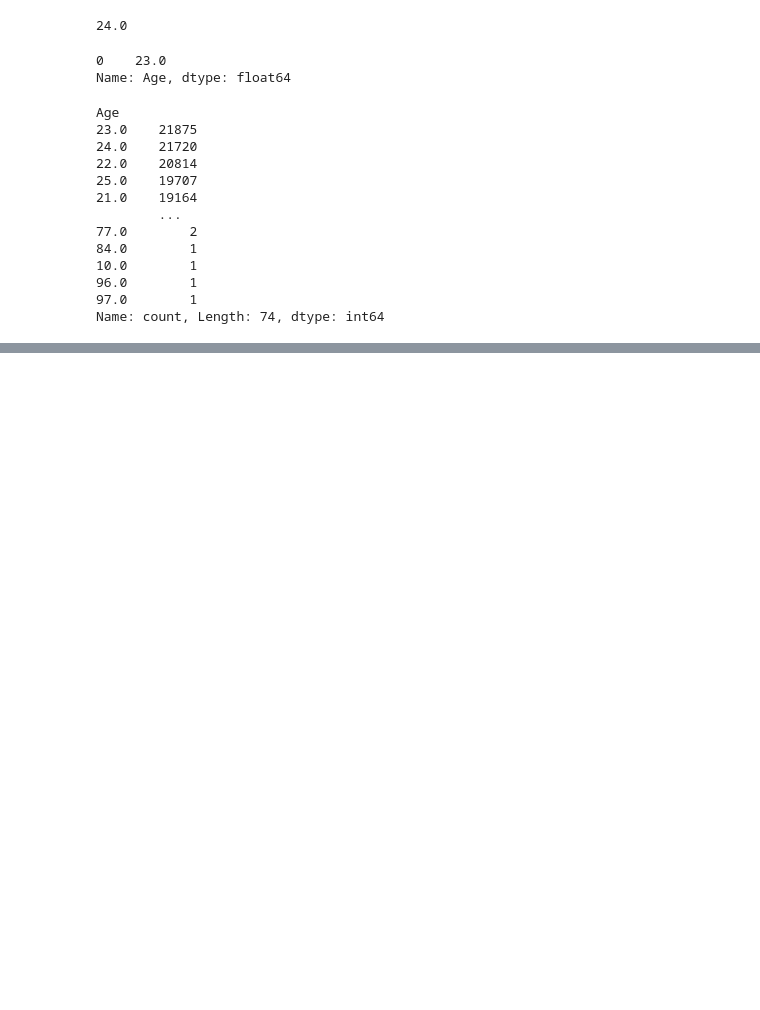
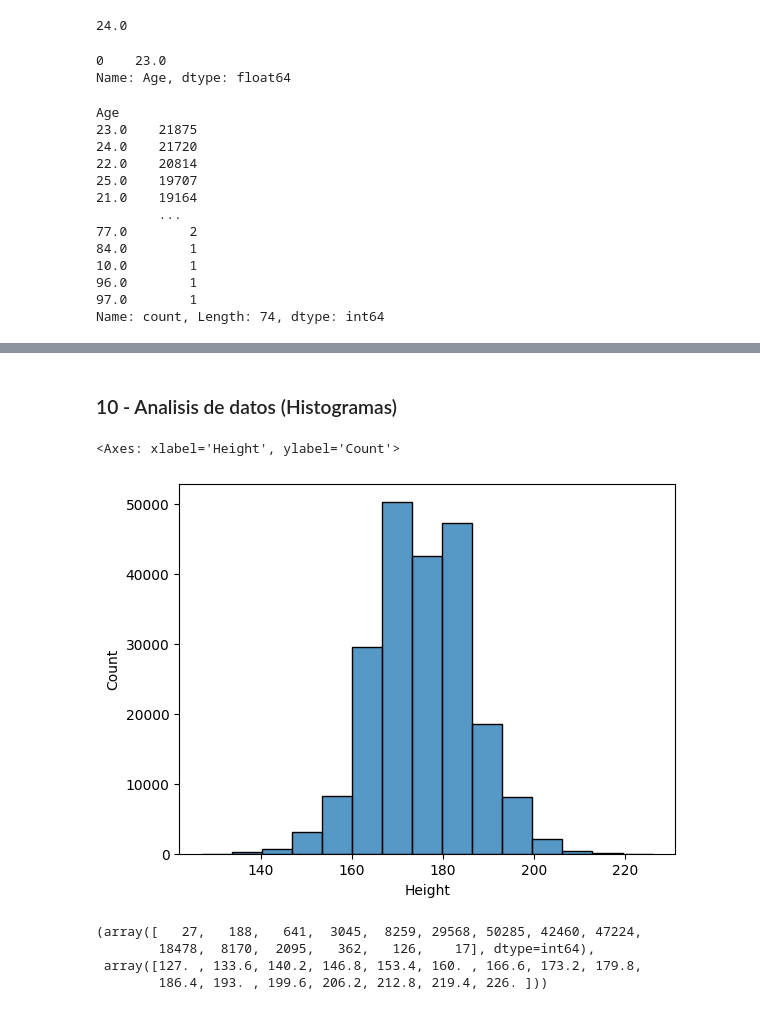
Before and after one commit to oscargbocanegra/learning, a Jupyter notebook: MachineLearning/c-udemy-analisis-datos-python-3/notebooks/03-analisis-exploratorio.ipynb, the cells around one changed output, grey strips where cells are left out. Drawn from its saved outputs; the diff is of its cells as text; code cells hidden in the pictures; blank space fills up the shorter version.

Commit message:
03-EDA Analisi exploratorio de datos

```diff
--- a/MachineLearning/c-udemy-analisis-datos-python-3/notebooks/03-analisis-exploratorio.ipynb
+++ b/MachineLearning/c-udemy-analisis-datos-python-3/notebooks/03-analisis-exploratorio.ipynb
@@ -272,0 +361,16 @@ Name: count, Length: 74, dtype: int64
+# %% [markdown]
+### 10 - Analisis de datos (Histogramas)
+# %%
+# Analisando datos con histogramas libreria seaborn, usando beans = 15.
+sb.histplot(olympics, x='Height', bins=15)
+# %% [output]
+<Axes: xlabel='Height', ylabel='Count'>
+[figure, added]
+# %%
+# Generando lista de datos con numpy.
+np.histogram(olympics['Height'].dropna(), bins= 15)
+# %% [output]
+(array([   27,   188,   641,  3045,  8259, 29568, 50285, 42460, 47224,
+        18478,  8170,  2095,   362,   126,    17], dtype=int64),
+ array([127. , 133.6, 140.2, 146.8, 153.4, 160. , 166.6, 173.2, 179.8,
+        186.4, 193. , 199.6, 206.2, 212.8, 219.4, 226. ]))
```
Also changed, not shown: parts of 65 cells of this notebook, 1 other file.
